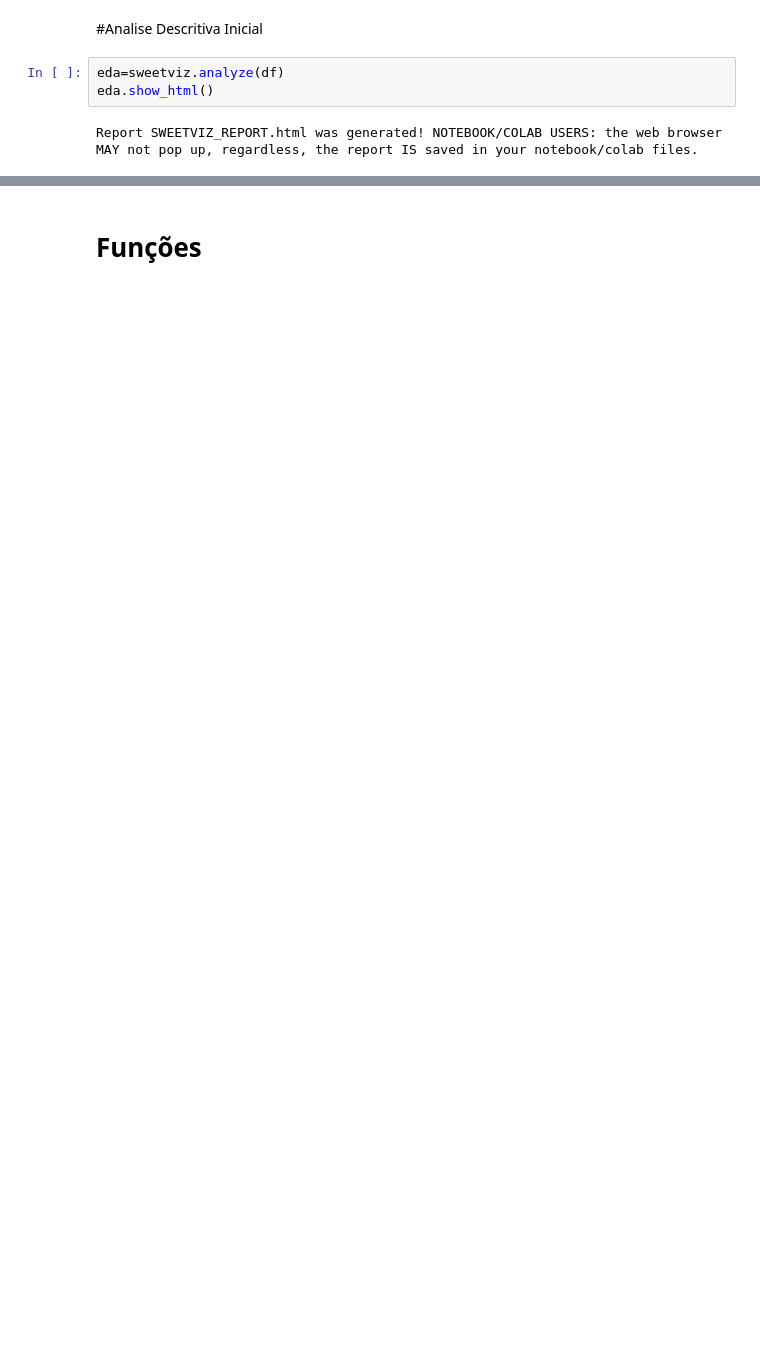
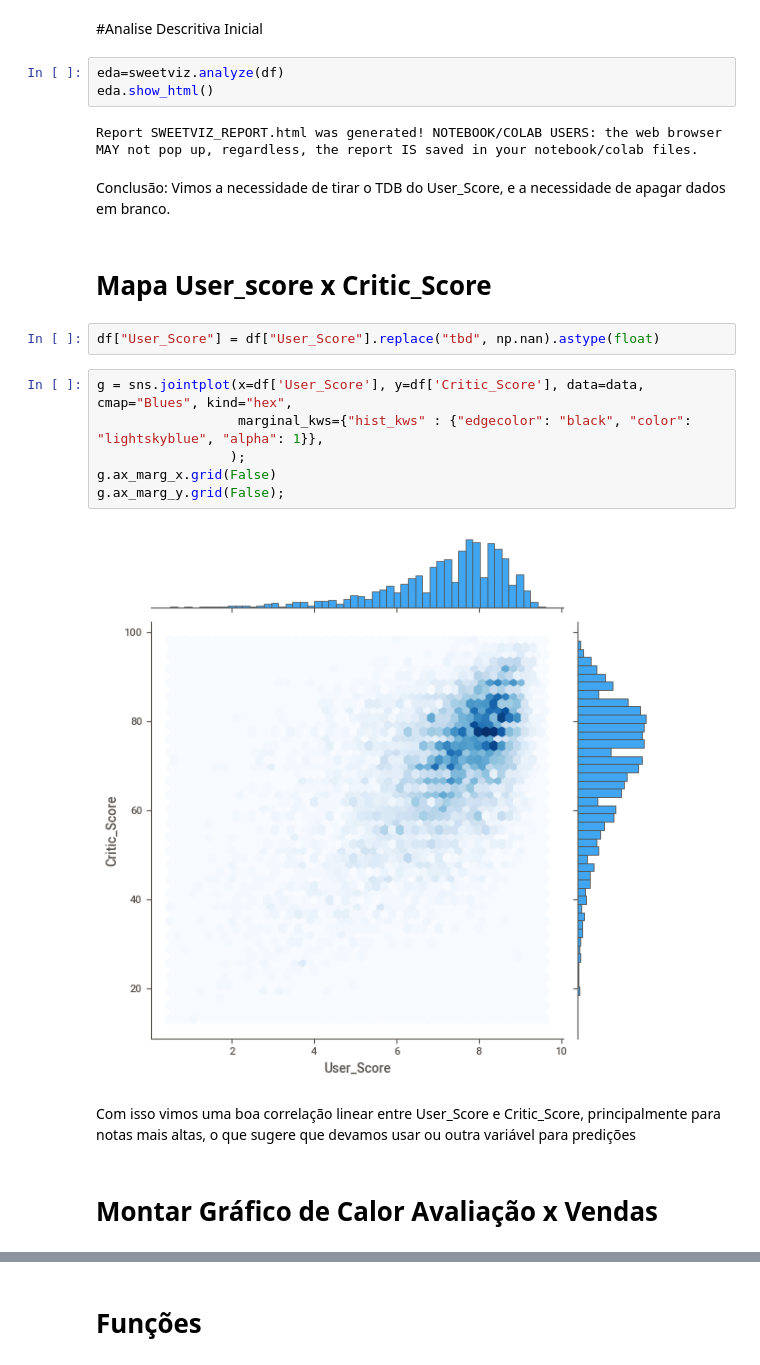
Before and after one commit to mipula/Projeto-Integrado-IV, a Jupyter notebook: PI_IV.ipynb, the cells around one changed output, grey strips where cells are left out. Saved outputs shown, nothing was run; the diff lists cells and outputs as text; blank space fills up the shorter version.

```diff
--- a/PI_IV.ipynb
+++ b/PI_IV.ipynb
@@ -64,3 +63,21 @@ eda=sweetviz.analyze(df)
 eda.show_html()
 # %% [output]
 Report SWEETVIZ_REPORT.html was generated! NOTEBOOK/COLAB USERS: the web browser MAY not pop up, regardless, the report IS saved in your notebook/colab files.
+# %% [markdown]
+Conclusão: Vimos a necessidade de tirar o TDB do User_Score, e a necessidade de apagar dados em branco.
+# %% [markdown]
+# Mapa User_score x Critic_Score
+# %%
+df["User_Score"] = df["User_Score"].replace("tbd", np.nan).astype(float)
+# %%
+g = sns.jointplot(x=df['User_Score'], y=df['Critic_Score'], data=data, cmap="Blues", kind="hex",
+                  marginal_kws={"hist_kws" : {"edgecolor": "black", "color": "lightskyblue", "alpha": 1}},
+                 );
+g.ax_marg_x.grid(False)
+g.ax_marg_y.grid(False);
+# %% [output]
+[figure, added]
+# %% [markdown]
+Com isso vimos uma boa correlação linear entre User_Score e Critic_Score, principalmente para notas mais altas, o que sugere que devamos usar ou outra variável para predições
+# %% [markdown]
+# Montar Gráfico de Calor Avaliação x Vendas
```
Also changed, not shown: parts of 73 cells of this notebook.
